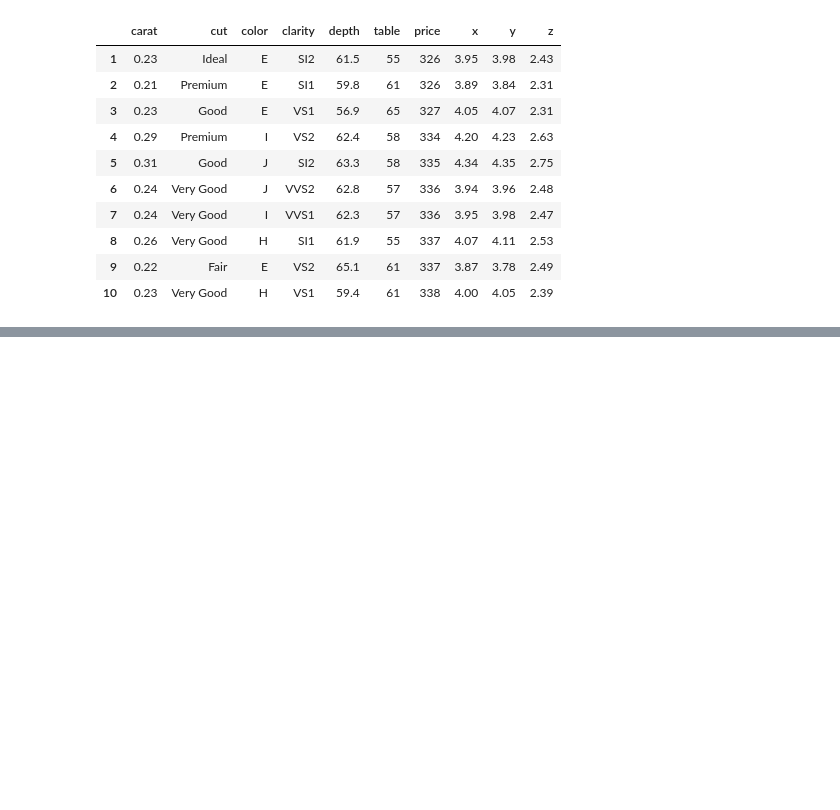
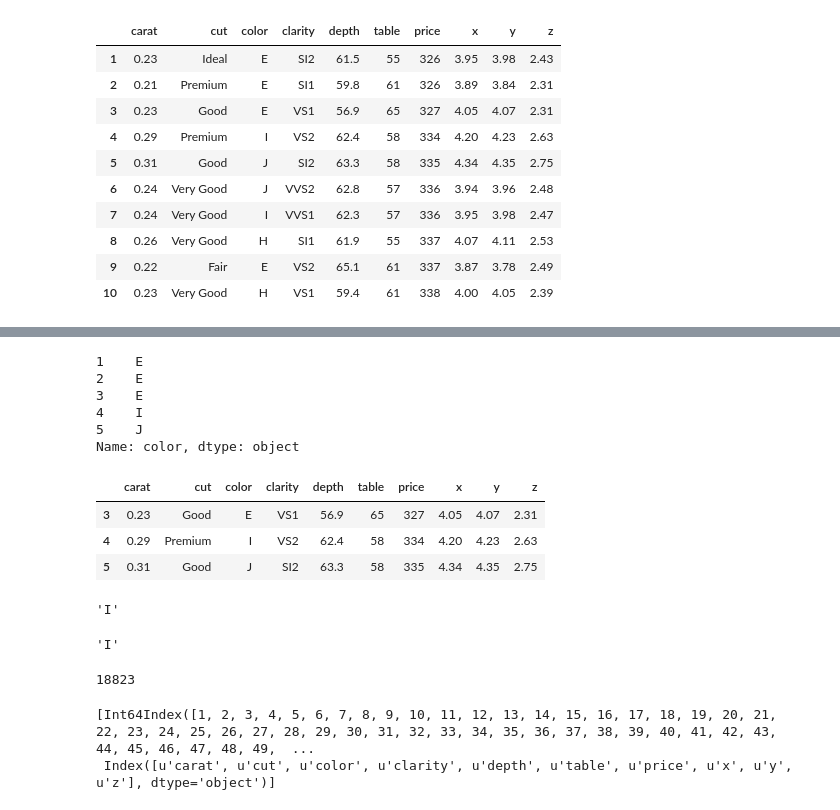
Before and after one commit to rohitx/Harvard_DataScience, a Jupyter notebook: Lab2.ipynb, the cells around one changed output, grey strips where cells are left out. Drawn from its saved outputs; the diff is of its cells as text; code cells hidden in the pictures; blank space fills up the shorter version.

```diff
--- a/Lab2.ipynb
+++ b/Lab2.ipynb
@@ -204,0 +218,39 @@ diamonds.sort('price', inplace=False).head(10)
+# %%
+# Print 5 rows of a certain column
+print diamonds['color'].head()
+# %% [output]
+1    E
+2    E
+3    E
+4    I
+5    J
+Name: color, dtype: object
+# %%
+# Print rows 3, 4, and 5
+diamonds.ix[3:5]
+# %% [output]
+|  | carat | cut | color | clarity | depth | table | price | x | y | z |
+| 3 | 0.23 | Good | E | VS1 | 56.9 | 65 | 327 | 4.05 | 4.07 | 2.31 |
+| 4 | 0.29 | Premium | I | VS2 | 62.4 | 58 | 334 | 4.20 | 4.23 | 2.63 |
+| 5 | 0.31 | Good | J | SI2 | 63.3 | 58 | 335 | 4.34 | 4.35 | 2.75 |
+# %%
+# Get the color of diamond in row 4
+diamonds.ix[4, 'color']
+# %% [output]
+'I'
+# %%
+# The above result is similar to:
+diamonds.ix[4,2]
+# %% [output]
+'I'
+# %%
+# Get the maximum Price:
+diamonds['price'].max()
+# %% [output]
+18823
+# %%
+# Get the column headers and row indexes
+diamonds.axes
+# %% [output]
+[Int64Index([1, 2, 3, 4, 5, 6, 7, 8, 9, 10, 11, 12, 13, 14, 15, 16, 17, 18, 19, 20, 21, 22, 23, 24, 25, 26, 27, 28, 29, 30, 31, 32, 33, 34, 35, 36, 37, 38, 39, 40, 41, 42, 43, 44, 45, 46, 47, 48, 49,  ...
+ Index([u'carat', u'cut', u'color', u'clarity', u'depth', u'table', u'price', u'x', u'y', u'z'], dtype='object')]
```
Also changed, not shown: parts of 8 cells of this notebook.
